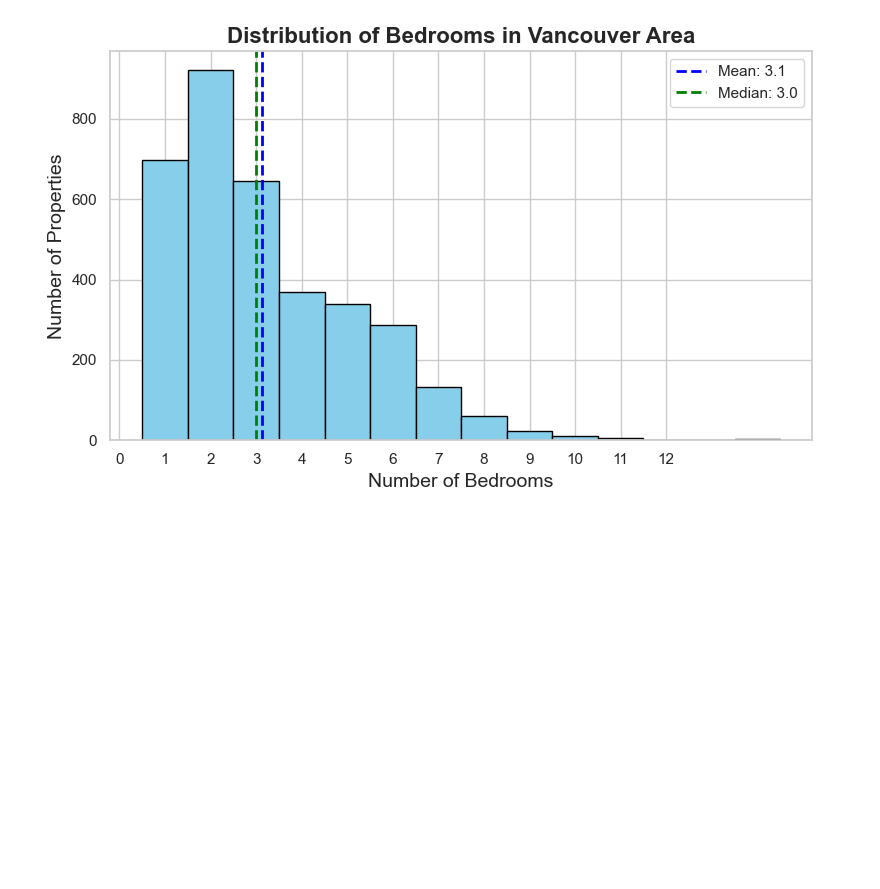
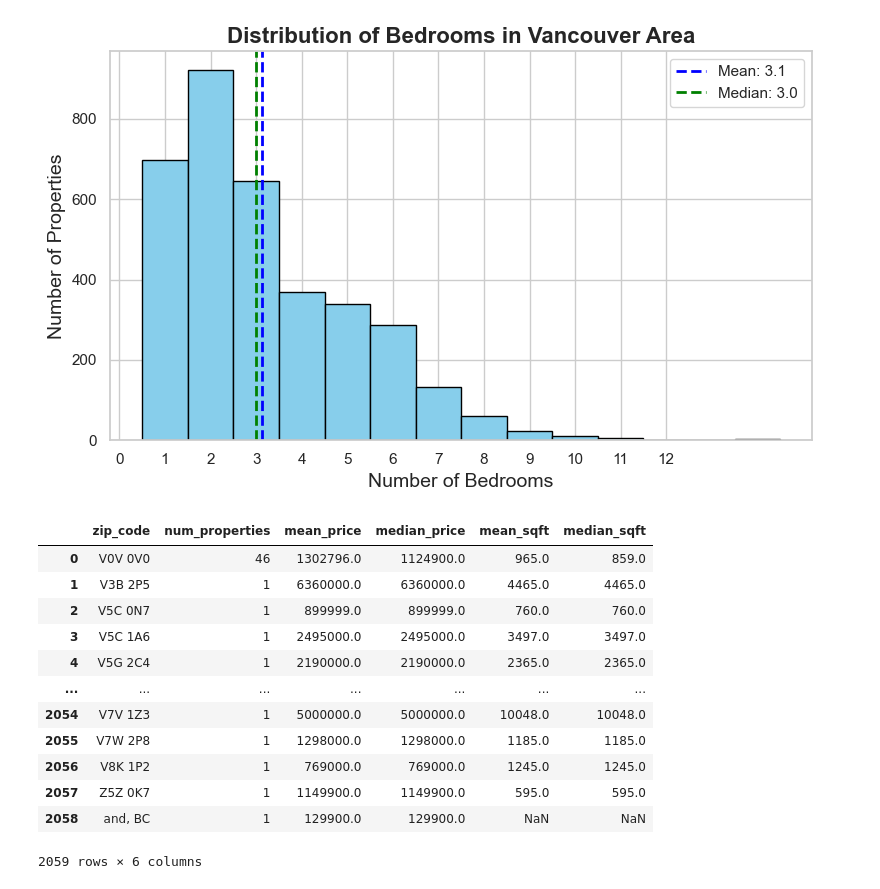
Before and after one commit to chrisgqy/Redfin_RealEstate_ETL, a Jupyter notebook: notebook/transformation.ipynb, the cells around one changed output. Saved outputs shown, nothing was run; the diff lists cells and outputs as text; code cells hidden in the pictures; blank space fills up the shorter version.

```diff
--- a/notebook/transformation.ipynb
+++ b/notebook/transformation.ipynb
@@ -175,3 +175,36 @@ plt.tight_layout()
 plt.show()
 # %% [output]
 [figure]
+# %%
+# Further examination of price distribution by zip code
+
+zip_summary = df.groupby("zip_code").agg(
+    num_properties=("price", "count"),
+    mean_price=("price", "mean"),
+    median_price=("price", "median"),
+    mean_sqft=("sqr_footage", "mean"),
+    median_sqft=("sqr_footage", "median")
+).reset_index()
+
+# Optionally: format large numbers for readability
+zip_summary["mean_price"] = zip_summary["mean_price"].round(0)
+zip_summary["median_price"] = zip_summary["median_price"].round(0)
+zip_summary["mean_sqft"] = zip_summary["mean_sqft"].round(0)
+zip_summary["median_sqft"] = zip_summary["median_sqft"].round(0)
+
+# Display the summary
+zip_summary
+# %% [output]
+|  | zip_code | num_properties | mean_price | median_price | mean_sqft | median_sqft |
+| 0 | V0V 0V0 | 46 | 1302796.0 | 1124900.0 | 965.0 | 859.0 |
+| 1 | V3B 2P5 | 1 | 6360000.0 | 6360000.0 | 4465.0 | 4465.0 |
+| 2 | V5C 0N7 | 1 | 899999.0 | 899999.0 | 760.0 | 760.0 |
+| 3 | V5C 1A6 | 1 | 2495000.0 | 2495000.0 | 3497.0 | 3497.0 |
+| 4 | V5G 2C4 | 1 | 2190000.0 | 2190000.0 | 2365.0 | 2365.0 |
+| ... | ... | ... | ... | ... | ... | ... |
+| 2054 | V7V 1Z3 | 1 | 5000000.0 | 5000000.0 | 10048.0 | 10048.0 |
+| 2055 | V7W 2P8 | 1 | 1298000.0 | 1298000.0 | 1185.0 | 1185.0 |
+| 2056 | V8K 1P2 | 1 | 769000.0 | 769000.0 | 1245.0 | 1245.0 |
+| 2057 | Z5Z 0K7 | 1 | 1149900.0 | 1149900.0 | 595.0 | 595.0 |
+| 2058 | and, BC | 1 | 129900.0 | 129900.0 | NaN | NaN |
+2059 rows × 6 columns
```
